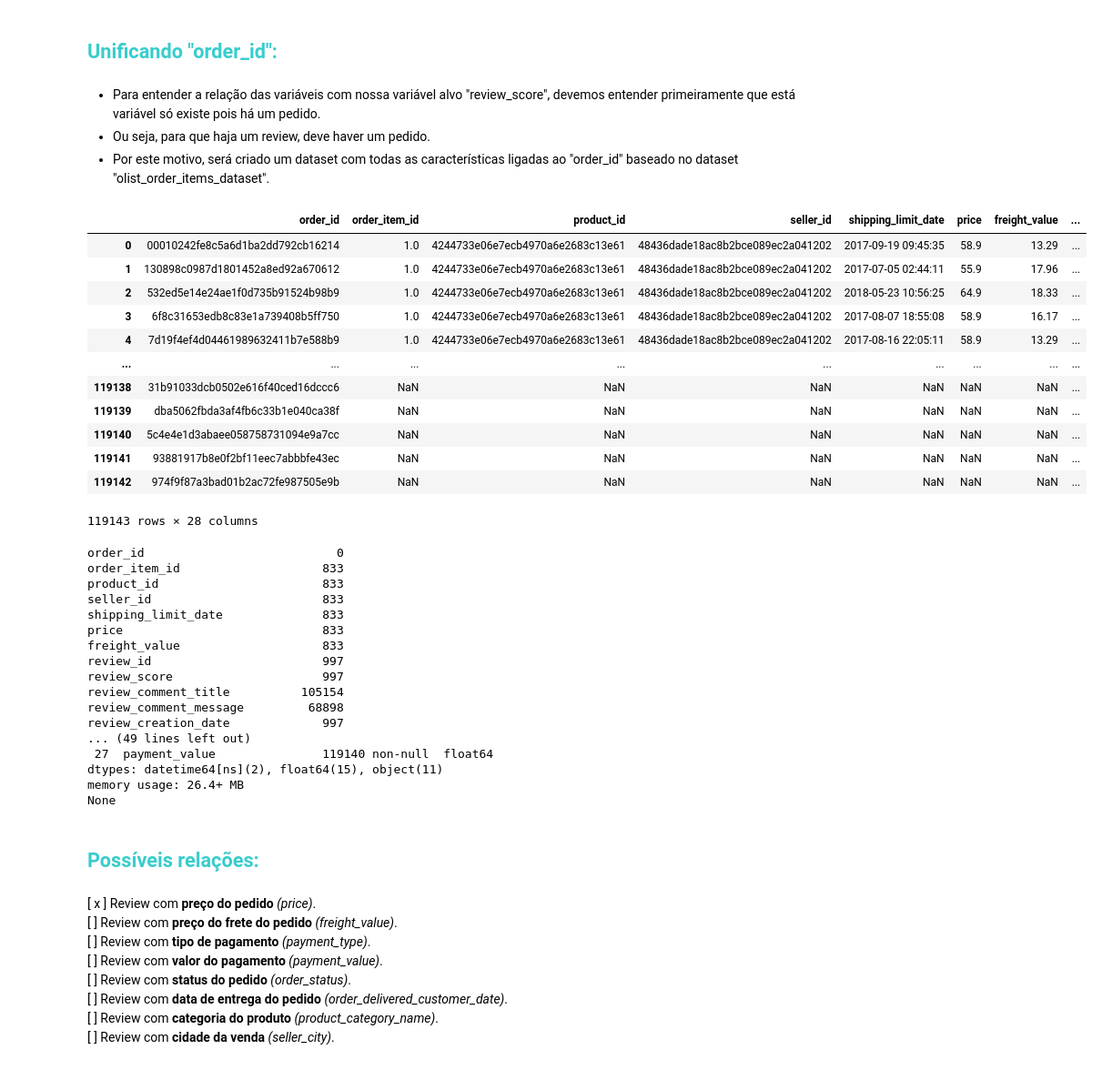
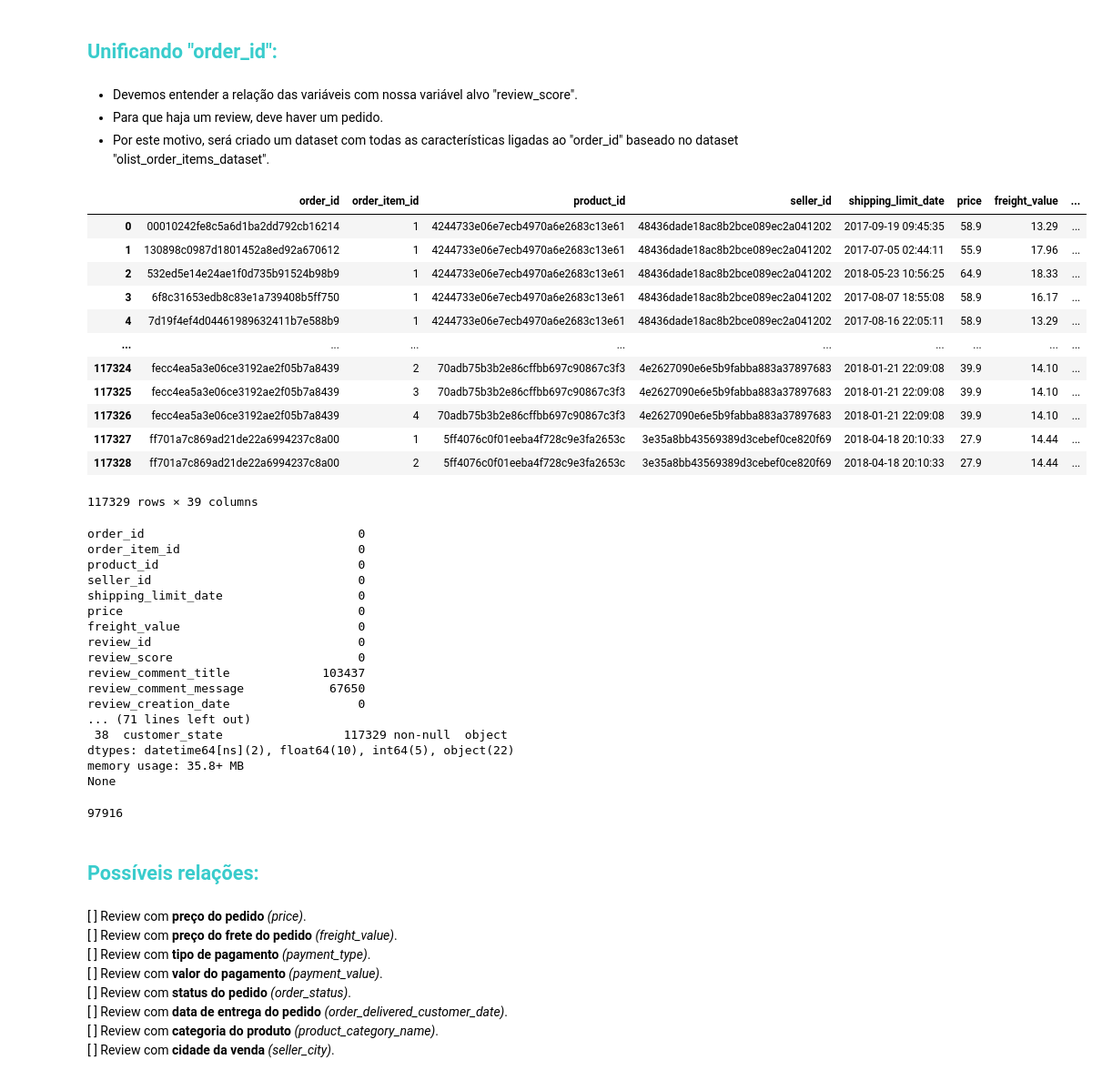
Before and after one commit to Brenno-Kenji/consumer-feedback-analysis, a Jupyter notebook: notebooks/main.ipynb, the cells around one changed output. Shown: that part at 91% size. Cells and saved outputs as stored; diff of their text form; code cells hidden in the pictures.

Commit message:
mes04 - trabalhando no dataset unificado
Este é um commit dos objetivos do quarto mês do projeto.

- foi realizado as unificações entre os datasets.

```diff
--- a/notebooks/main.ipynb
+++ b/notebooks/main.ipynb
@@ -810,6 +812,6 @@ memory usage: 38.2+ MB
 # %% [markdown]
 ## <span style = 'color: #39CCCC'> **Unificando "order_id":** </span>
 # %% [markdown]
-- Para entender a relação das variáveis com nossa variável alvo "review_score", devemos entender primeiramente que está variável só existe pois há um pedido.
-- Ou seja, para que haja um review, deve haver um pedido.
+- Devemos entender a relação das variáveis com nossa variável alvo "review_score".
+- Para que haja um review, deve haver um pedido.
 - Por este motivo, será criado um dataset com todas as características ligadas ao "order_id" baseado no dataset "olist_order_items_dataset".
@@ -819,48 +818,55 @@ memory usage: 38.2+ MB
 # %%
-merged_order_id = pd.merge(olist_order_items_dataset, olist_order_reviews_dataset, on = 'order_id', how = 'outer' )
-merged_order_id = pd.merge(merged_order_id, olist_products_dataset, on = 'product_id', how = 'outer' )
-merged_order_id = pd.merge(merged_order_id, olist_sellers_dataset, on = 'seller_id', how = 'outer' )
-merged_order_id = pd.merge(merged_order_id, olist_order_payments_dataset, on = 'order_id', how = 'outer' )
+merged_customer_id = olist_orders_dataset.merge(olist_customers_dataset, on = 'customer_id')
+
+merged_order_id = olist_order_items_dataset.merge(olist_order_reviews_dataset, on = 'order_id')
+merged_order_id = merged_order_id.merge(olist_products_dataset, on = 'product_id')
+merged_order_id = merged_order_id.merge(olist_sellers_dataset, on = 'seller_id')
+merged_order_id = merged_order_id.merge(olist_order_payments_dataset, on = 'order_id')
+merged_order_id = merged_order_id.merge(merged_customer_id, on = 'order_id')
 
 merged_order_id
 # %% [output]
 |  | order_id | order_item_id | product_id | seller_id | shipping_limit_date | price | freight_value | ... |
-| 0 | 00010242fe8c5a6d1ba2dd792cb16214 | 1.0 | 4244733e06e7ecb4970a6e2683c13e61 | 48436dade18ac8b2bce089ec2a041202 | 2017-09-19 09:45:35 | 58.9 | 13.29 | ... |
-| 1 | 130898c0987d1801452a8ed92a670612 | 1.0 | 4244733e06e7ecb4970a6e2683c13e61 | 48436dade18ac8b2bce089ec2a041202 | 2017-07-05 02:44:11 | 55.9 | 17.96 | ... |
-| 2 | 532ed5e14e24ae1f0d735b91524b98b9 | 1.0 | 4244733e06e7ecb4970a6e2683c13e61 | 48436dade18ac8b2bce089ec2a041202 | 2018-05-23 10:56:25 | 64.9 | 18.33 | ... |
-| 3 | 6f8c31653edb8c83e1a739408b5ff750 | 1.0 | 4244733e06e7ecb4970a6e2683c13e61 | 48436dade18ac8b2bce089ec2a041202 | 2017-08-07 18:55:08 | 58.9 | 16.17 | ... |
-| 4 | 7d19f4ef4d04461989632411b7e588b9 | 1.0 | 4244733e06e7ecb4970a6e2683c13e61 | 48436dade18ac8b2bce089ec2a041202 | 2017-08-16 22:05:11 | 58.9 | 13.29 | ... |
+| 0 | 00010242fe8c5a6d1ba2dd792cb16214 | 1 | 4244733e06e7ecb4970a6e2683c13e61 | 48436dade18ac8b2bce089ec2a041202 | 2017-09-19 09:45:35 | 58.9 | 13.29 | ... |
+| 1 | 130898c0987d1801452a8ed92a670612 | 1 | 4244733e06e7ecb4970a6e2683c13e61 | 48436dade18ac8b2bce089ec2a041202 | 2017-07-05 02:44:11 | 55.9 | 17.96 | ... |
+| 2 | 532ed5e14e24ae1f0d735b91524b98b9 | 1 | 4244733e06e7ecb4970a6e2683c13e61 | 48436dade18ac8b2bce089ec2a041202 | 2018-05-23 10:56:25 | 64.9 | 18.33 | ... |
+| 3 | 6f8c31653edb8c83e1a739408b5ff750 | 1 | 4244733e06e7ecb4970a6e2683c13e61 | 48436dade18ac8b2bce089ec2a041202 | 2017-08-07 18:55:08 | 58.9 | 16.17 | ... |
+| 4 | 7d19f4ef4d04461989632411b7e588b9 | 1 | 4244733e06e7ecb4970a6e2683c13e61 | 48436dade18ac8b2bce089ec2a041202 | 2017-08-16 22:05:11 | 58.9 | 13.29 | ... |
 | ... | ... | ... | ... | ... | ... | ... | ... | ... |
-| 119138 | 31b91033dcb0502e616f40ced16dccc6 | NaN | NaN | NaN | NaN | NaN | NaN | ... |
-| 119139 | dba5062fbda3af4fb6c33b1e040ca38f | NaN | NaN | NaN | NaN | NaN | NaN | ... |
-| 119140 | 5c4e4e1d3abaee058758731094e9a7cc | NaN | NaN | NaN | NaN | NaN | NaN | ... |
-| 119141 | 93881917b8e0f2bf11eec7abbbfe43ec | NaN | NaN | NaN | NaN | NaN | NaN | ... |
-| 119142 | 974f9f87a3bad01b2ac72fe987505e9b | NaN | NaN | NaN | NaN | NaN | NaN | ... |
+| 117324 | fecc4ea5a3e06ce3192ae2f05b7a8439 | 2 | 70adb75b3b2e86cffbb697c90867c3f3 | 4e2627090e6e5b9fabba883a37897683 | 2018-01-21 22:09:08 | 39.9 | 14.10 | ... |
+| 117325 | fecc4ea5a3e06ce3192ae2f05b7a8439 | 3 | 70adb75b3b2e86cffbb697c90867c3f3 | 4e2627090e6e5b9fabba883a37897683 | 2018-01-21 22:09:08 | 39.9 | 14.10 | ... |
+| 117326 | fecc4ea5a3e06ce3192ae2f05b7a8439 | 4 | 70adb75b3b2e86cffbb697c90867c3f3 | 4e2627090e6e5b9fabba883a37897683 | 2018-01-21 22:09:08 | 39.9 | 14.10 | ... |
+| 117327 | ff701a7c869ad21de22a6994237c8a00 | 1 | 5ff4076c0f01eeba4f728c9e3fa2653c | 3e35a8bb43569389d3cebef0ce820f69 | 2018-04-18 20:10:33 | 27.9 | 14.44 | ... |
+| 117328 | ff701a7c869ad21de22a6994237c8a00 | 2 | 5ff4076c0f01eeba4f728c9e3fa2653c | 3e35a8bb43569389d3cebef0ce820f69 | 2018-04-18 20:10:33 | 27.9 | 14.44 | ... |
-119143 rows × 28 columns
+117329 rows × 39 columns
 # %%
 valores_nulos_dataset(merged_order_id)
 # %% [output]
-order_id                           0
-order_item_id                    833
-product_id                       833
-seller_id                        833
-shipping_limit_date              833
-price                            833
-freight_value                    833
-review_id                        997
-review_score                     997
-review_comment_title          105154
-review_comment_message         68898
-review_creation_date             997
-... (49 lines left out)
- 27  payment_value               119140 non-null  float64
-dtypes: datetime64[ns](2), float64(15), object(11)
-memory usage: 26.4+ MB
+order_id                              0
+order_item_id                         0
+product_id                            0
+seller_id                             0
+shipping_limit_date                   0
+price                                 0
+freight_value                         0
+review_id                             0
+review_score                          0
+review_comment_title             103437
+review_comment_message            67650
+review_creation_date                  0
+... (71 lines left out)
+ 38  customer_state                 117329 non-null  object
+dtypes: datetime64[ns](2), float64(10), int64(5), object(22)
+memory usage: 35.8+ MB
 None
+# %%
+merged_order_id['order_id'].nunique()
+# %% [output]
+97916
 # %% [markdown]
 ## <span style = 'color: #39CCCC'> **Possíveis relações:** </span>
 # %% [markdown]
-[ x ] Review com **preço do pedido** *(price)*. <br>
+[  ] Review com **preço do pedido** *(price)*. <br>
 [  ] Review com **preço do frete do pedido** *(freight_value)*. <br>
 [  ] Review com **tipo de pagamento** *(payment_type)*. <br>
 [  ] Review com **valor do pagamento** *(payment_value)*. <br>
```
Also changed, not shown: parts of 2 cells of this notebook.
